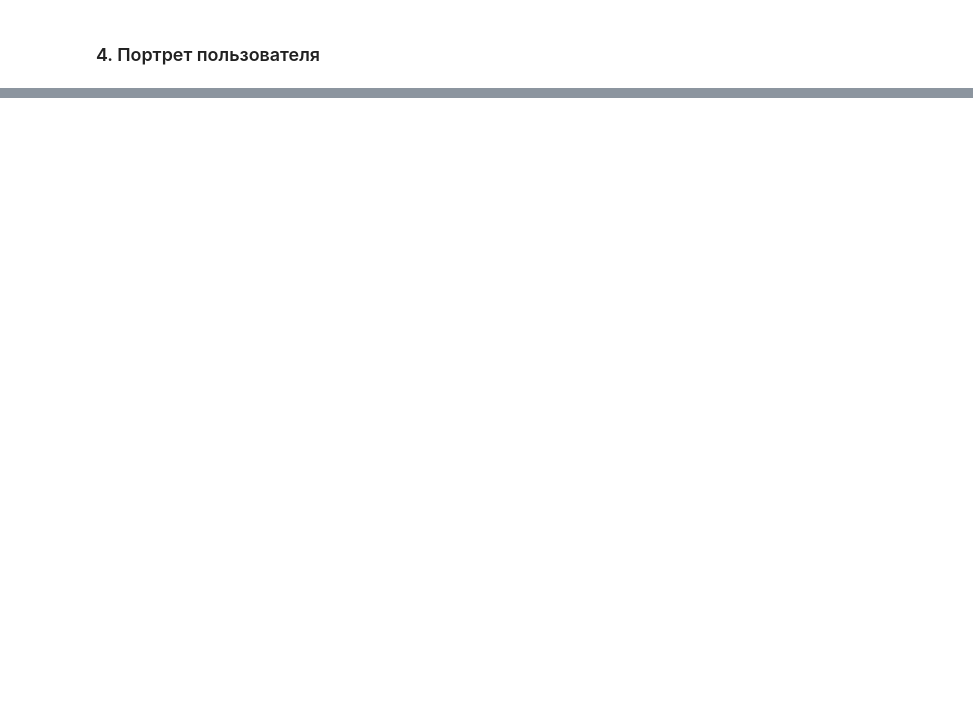
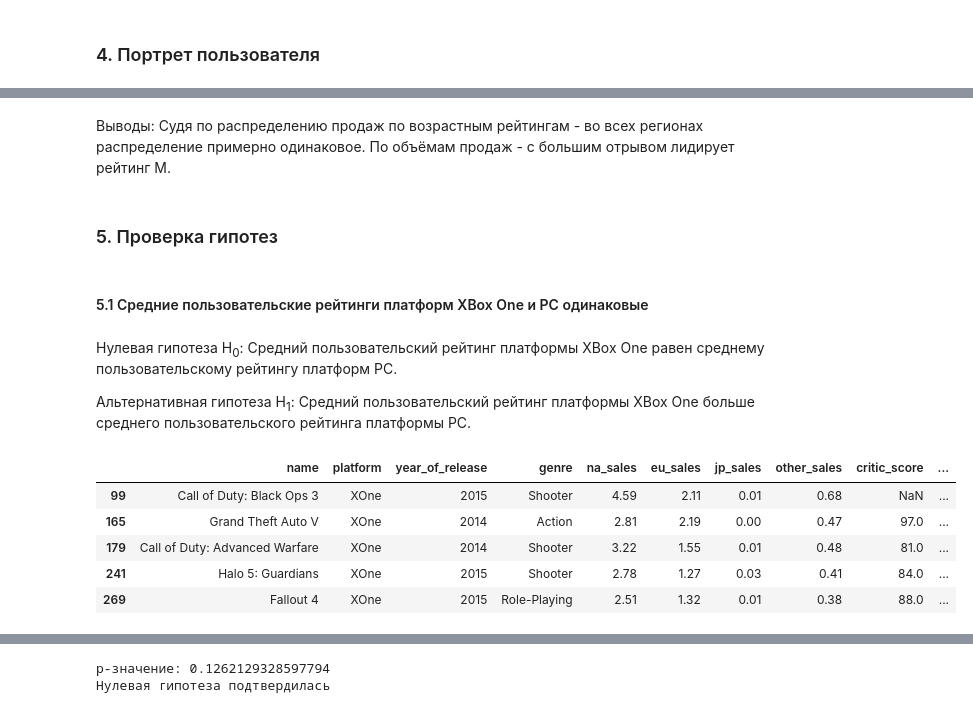
Before and after one commit to eugenii/data_sciencse, a Jupyter notebook: sprint_09_Сборный_проект_1/sbornii_1.ipynb, the cells around one changed output, grey strips where cells are left out. Drawn from its saved outputs; the diff is of its cells as text; code cells hidden in the pictures; blank space fills up the shorter version.

```diff
--- a/sprint_09_Сборный_проект_1/sbornii_1.ipynb
+++ b/sprint_09_Сборный_проект_1/sbornii_1.ipynb
@@ -651,0 +794,28 @@ plt.show()
+# %% [markdown]
+Выводы:
+Судя по распределению продаж по возрастным рейтингам - во всех регионах распределение примерно одинаковое. По объёмам продаж - с большим отрывом лидирует рейтинг M.
+# %% [markdown]
+### 5. Проверка гипотез
+# %% [markdown]
+#### 5.1  Средние пользовательские рейтинги платформ XBox One и РС одинаковые
+# %% [markdown]
+Нулевая гипотеза H<sub>0</sub>: Средний пользовательский рейтинг платформы XBox One равен среднему пользовательскому рейтингу платформ РС.
+
+Альтернативная гипотеза H<sub>1</sub>: Средний пользовательский рейтинг платформы XBox One больше  среднего пользовательского рейтинга платформы РС.
+# %%
+# Собираем пользовательские рейтинги
+
+# XBox One
+xBox_user_score = filtered_data[filtered_data['platform'] == 'XOne']
+display(xBox_user_score.head())
+
+# PC
+pc_user_score = filtered_data[filtered_data['platform'] == 'PC']
+display(pc_user_score.head())
+# %% [output]
+|  | name | platform | year_of_release | genre | na_sales | eu_sales | jp_sales | other_sales | critic_score | ... |
+| 99 | Call of Duty: Black Ops 3 | XOne | 2015 | Shooter | 4.59 | 2.11 | 0.01 | 0.68 | NaN | ... |
+| 165 | Grand Theft Auto V | XOne | 2014 | Action | 2.81 | 2.19 | 0.00 | 0.47 | 97.0 | ... |
+| 179 | Call of Duty: Advanced Warfare | XOne | 2014 | Shooter | 3.22 | 1.55 | 0.01 | 0.48 | 81.0 | ... |
+| 241 | Halo 5: Guardians | XOne | 2015 | Shooter | 2.78 | 1.27 | 0.03 | 0.41 | 84.0 | ... |
+| 269 | Fallout 4 | XOne | 2015 | Role-Playing | 2.51 | 1.32 | 0.01 | 0.38 | 88.0 | ... |
@@ -651,0 +828,19 @@ plt.show()
+# %%
+# Проверка гипотезы
+
+alpha = 0.05 # уровень статистической значимости
+
+xbox_users = xBox_user_score['user_score']
+pc_users = pc_user_score['user_score']
+
+results = st.ttest_ind(xbox_users, pc_users, alternative='greater')
+
+print('p-значение:', results.pvalue)
+
+if results.pvalue < alpha:
+    print('Отвергаем нулевую гипотезу')
+else:
+    print('Нулевая гипотеза подтвердилась')
+# %% [output]
+p-значение: 0.1262129328597794
+Нулевая гипотеза подтвердилась
```
Also changed, not shown: parts of 34 cells of this notebook, 2 other files.
